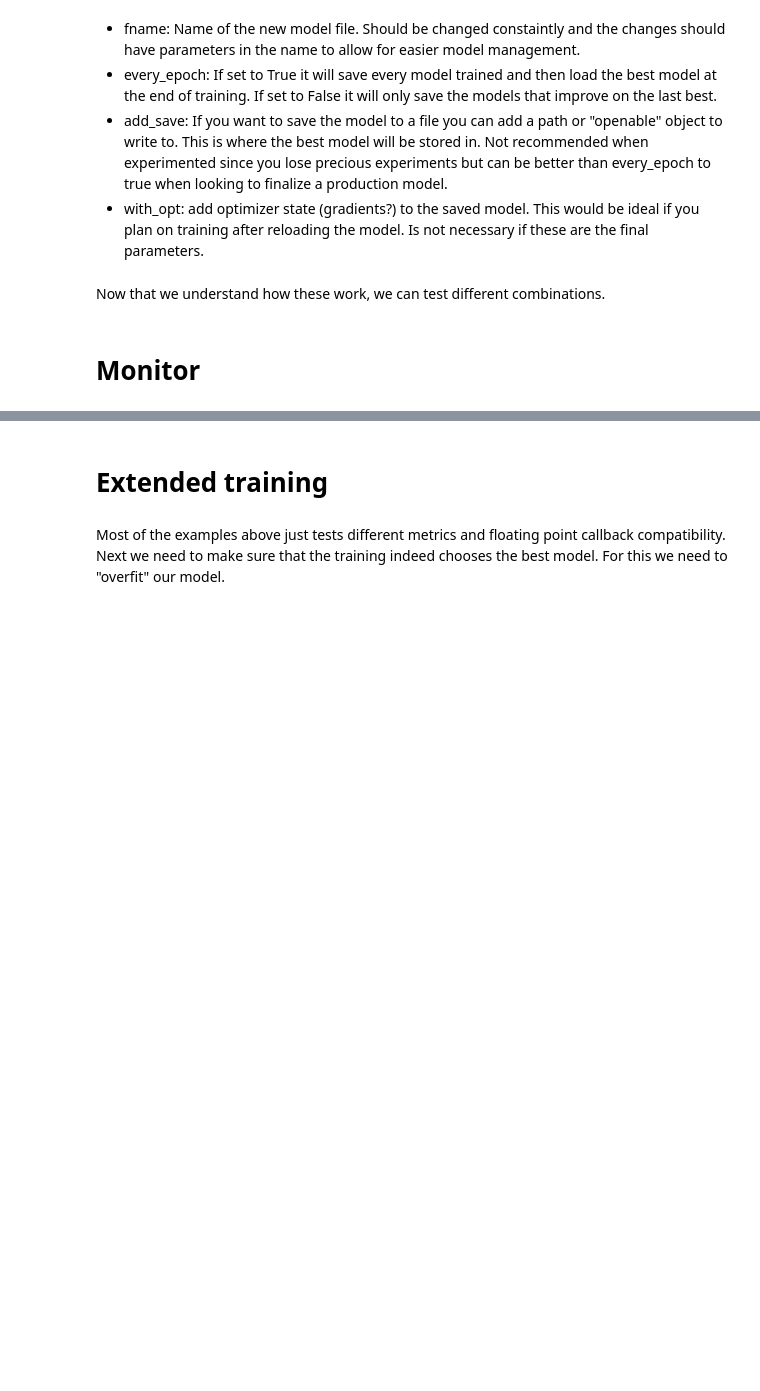
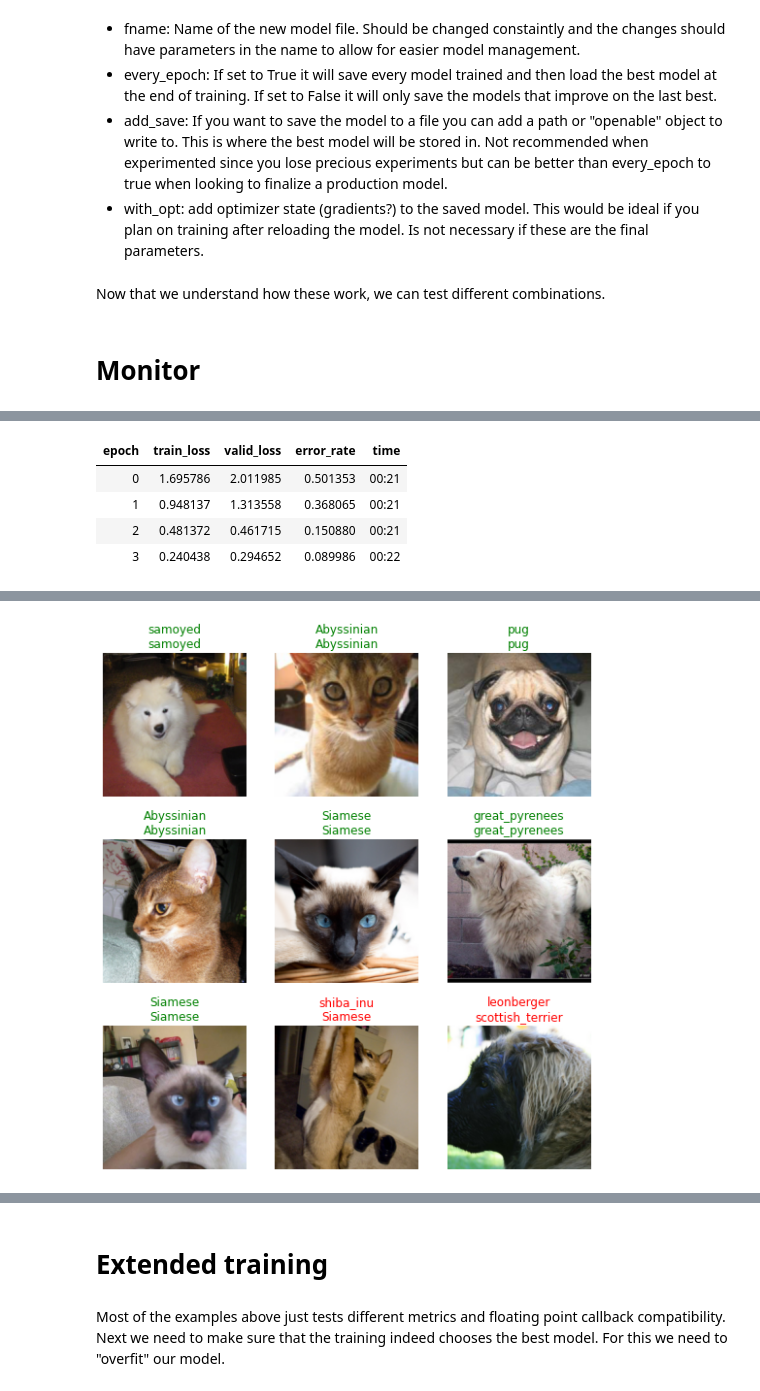
Before and after one commit to hoftherose/MiniML, a Jupyter notebook: nbs/Callbacks.SaveModel.ipynb, the cells around one changed output, grey strips where cells are left out. Cells and saved outputs as stored; diff of their text form; code cells hidden in the pictures; blank space fills up the shorter version.

```diff
--- a/nbs/Callbacks.SaveModel.ipynb
+++ b/nbs/Callbacks.SaveModel.ipynb
@@ -133,0 +88,8 @@ learner.show_results()
+# %%
+train_with("error_rate", "error_rate_save")
+# %% [output]
+| epoch | train_loss | valid_loss | error_rate | time |
+| 0 | 1.695786 | 2.011985 | 0.501353 | 00:21 |
+| 1 | 0.948137 | 1.313558 | 0.368065 | 00:21 |
+| 2 | 0.481372 | 0.461715 | 0.150880 | 00:21 |
+| 3 | 0.240438 | 0.294652 | 0.089986 | 00:22 |
@@ -133,0 +97 @@ learner.show_results()
+[figure, added]
```
Also changed, not shown: parts of 18 cells of this notebook.
